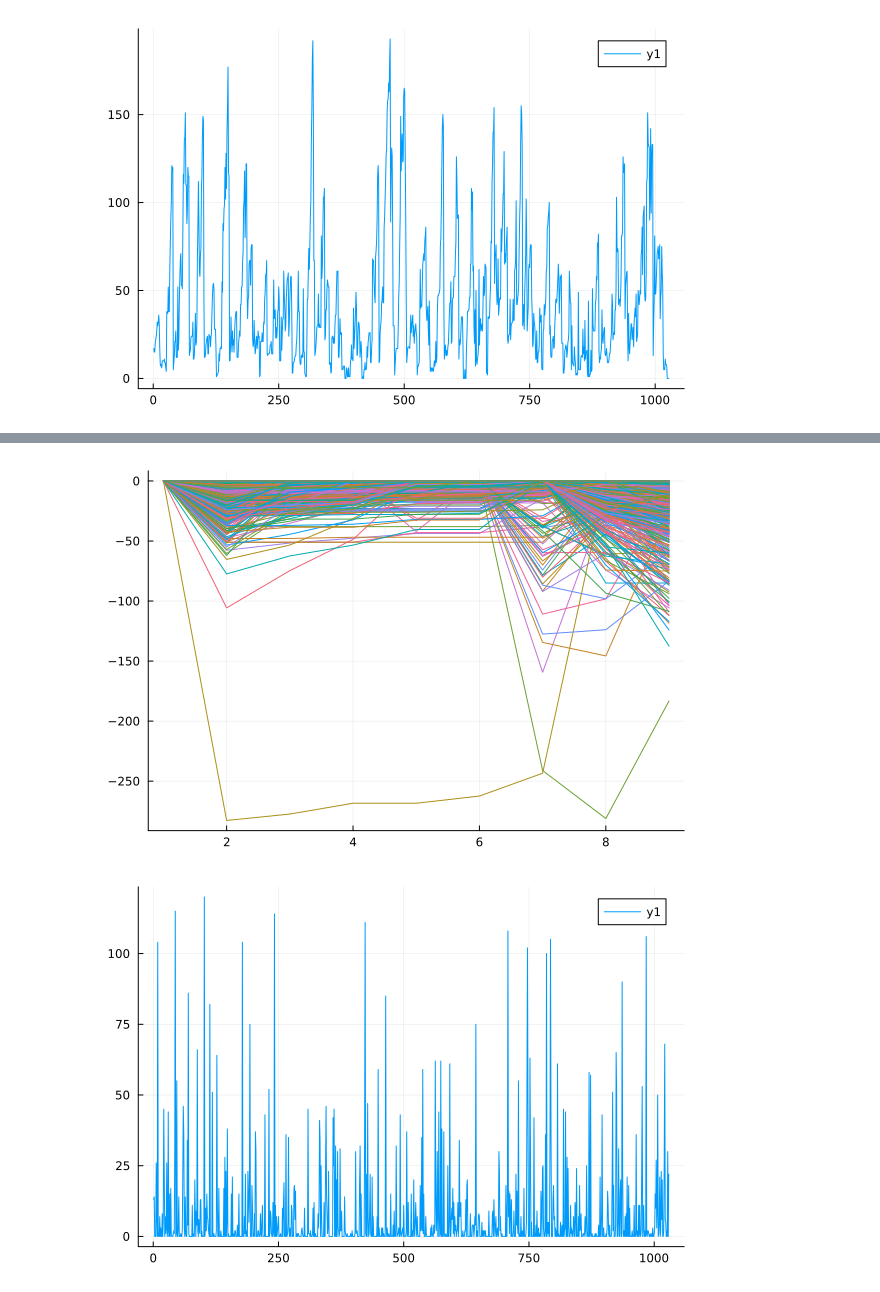
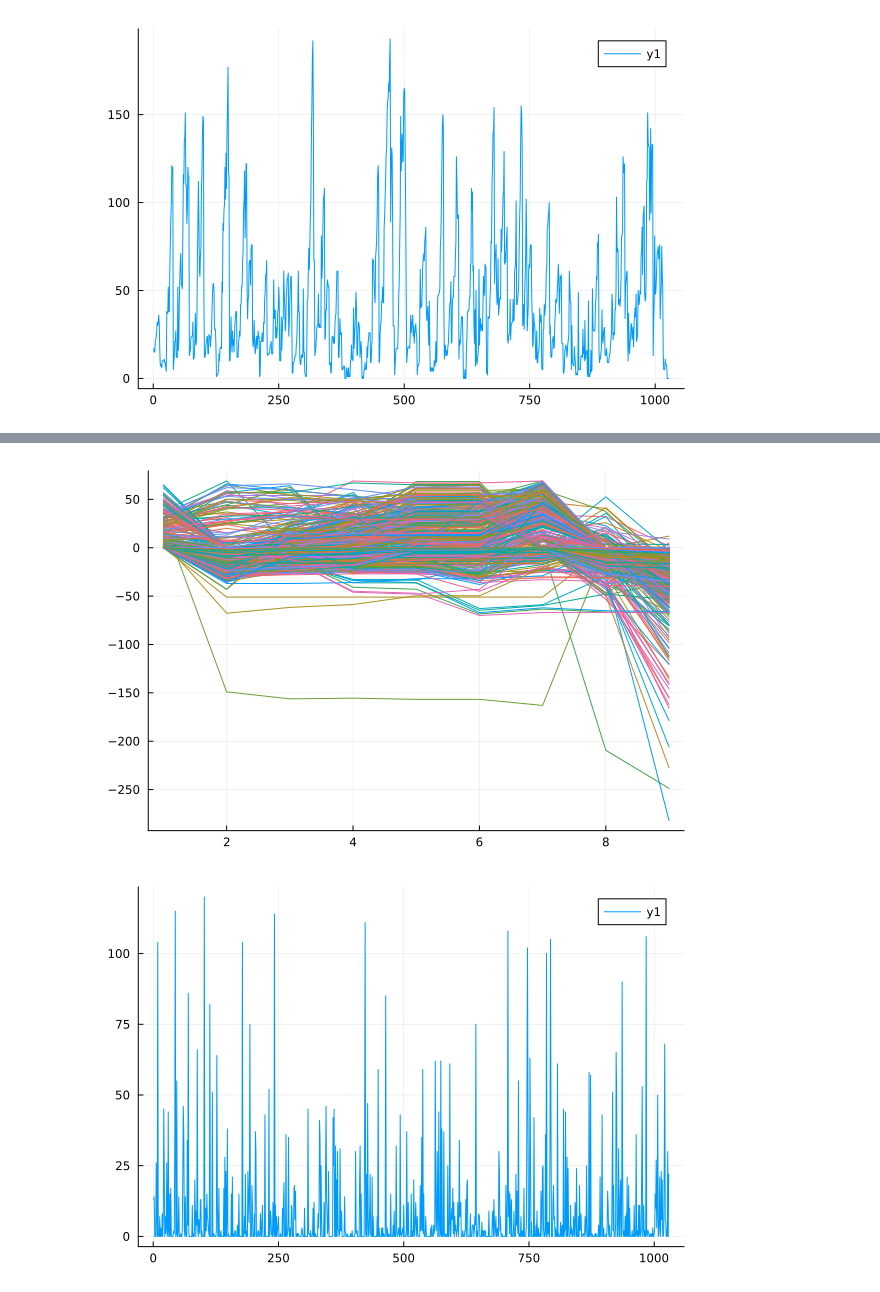
Before and after one commit to anthonynic28/Bus-Optimization, a Jupyter notebook: bus_schedule_model.ipynb, the cells around one changed output, grey strips where cells are left out. Drawn from its saved outputs; the diff is of its cells as text; code cells hidden in the pictures.

```diff
--- a/bus_schedule_model.ipynb
+++ b/bus_schedule_model.ipynb
@@ -391,7 +711,7 @@ plot(sum.(collect(values(temp_demand_matrix_array))))
 # %%
-plot(vector_array, legend=false)
+plot(vector_array_counter_clockwise, legend=false)
 # %% [output]
-[figure, old version]
+[figure, new version]
 # %%
 plot(sum.(collect(values(dict_int_Mon_counter_clockwise_timepoint))))
 # %% [output]
```
Also changed, not shown: parts of 47 cells of this notebook.
